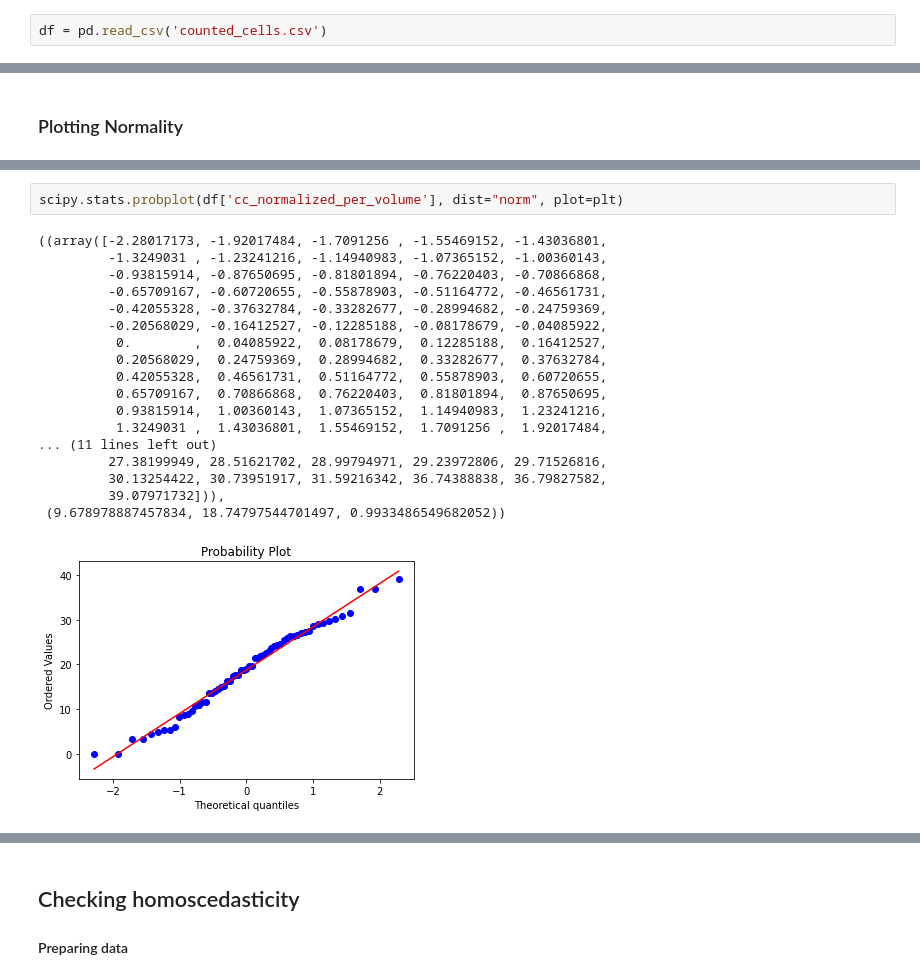
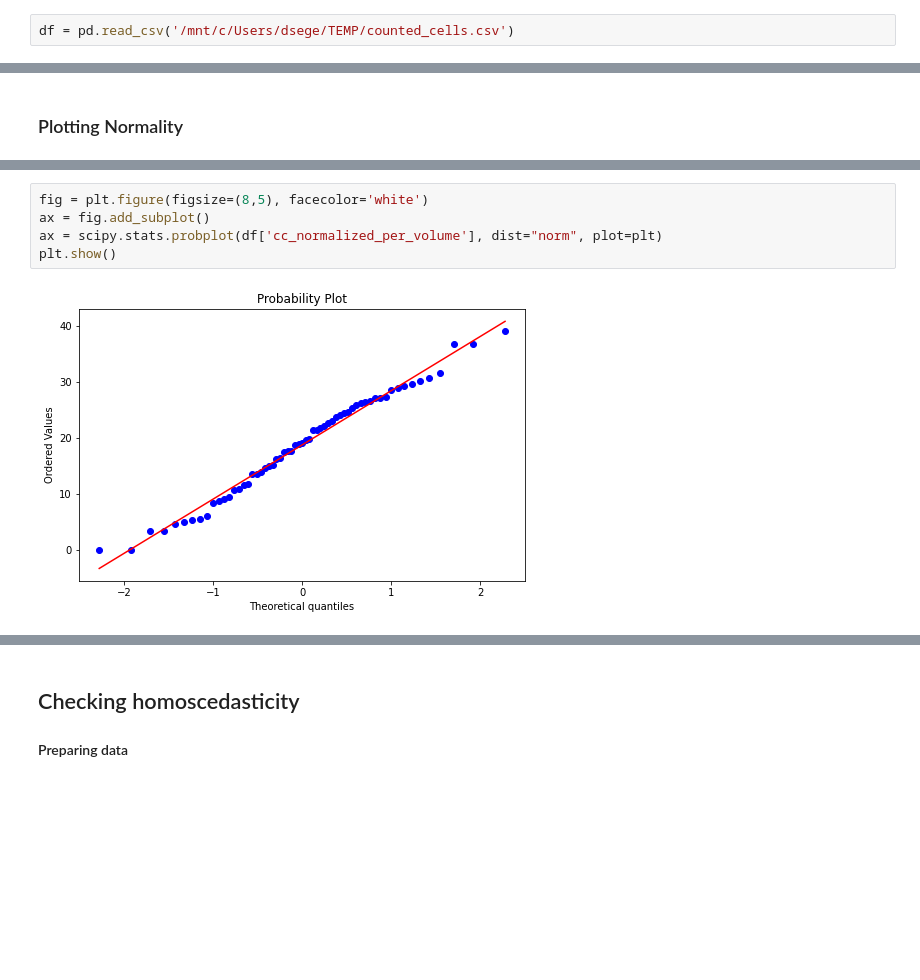
Before and after one commit to DennisDoll/DCLmeetsRETUNE, a Jupyter notebook: image_analysis_pipeline/Data_exploration_and_assumptions.ipynb, the cells around one changed output, grey strips where cells are left out. Cells and saved outputs as stored; diff of their text form; blank space fills up the shorter version.

```diff
--- a/image_analysis_pipeline/Data_exploration_and_assumptions.ipynb
+++ b/image_analysis_pipeline/Data_exploration_and_assumptions.ipynb
@@ -26,7 +26,7 @@ import statistics
 # %% [markdown]
 ## Load and Prepare the Data
 # %%
-df = pd.read_csv('counted_cells.csv')
+df = pd.read_csv('/mnt/c/Users/dsege/TEMP/counted_cells.csv')
 # %%
 df.tail(10)
 # %% [output]
@@ -151,21 +205,7 @@ plt.show()
 # %%
-scipy.stats.probplot(df['cc_normalized_per_volume'], dist="norm", plot=plt)
+fig = plt.figure(figsize=(8,5), facecolor='white')
+ax = fig.add_subplot()
+ax = scipy.stats.probplot(df['cc_normalized_per_volume'], dist="norm", plot=plt)
+plt.show()
 # %% [output]
-((array([-2.28017173, -1.92017484, -1.7091256 , -1.55469152, -1.43036801,
-         -1.3249031 , -1.23241216, -1.14940983, -1.07365152, -1.00360143,
-         -0.93815914, -0.87650695, -0.81801894, -0.76220403, -0.70866868,
-         -0.65709167, -0.60720655, -0.55878903, -0.51164772, -0.46561731,
-         -0.42055328, -0.37632784, -0.33282677, -0.28994682, -0.24759369,
-         -0.20568029, -0.16412527, -0.12285188, -0.08178679, -0.04085922,
-          0.        ,  0.04085922,  0.08178679,  0.12285188,  0.16412527,
-          0.20568029,  0.24759369,  0.28994682,  0.33282677,  0.37632784,
-          0.42055328,  0.46561731,  0.51164772,  0.55878903,  0.60720655,
-          0.65709167,  0.70866868,  0.76220403,  0.81801894,  0.87650695,
-          0.93815914,  1.00360143,  1.07365152,  1.14940983,  1.23241216,
-          1.3249031 ,  1.43036801,  1.55469152,  1.7091256 ,  1.92017484,
-... (11 lines left out)
-         27.38199949, 28.51621702, 28.99794971, 29.23972806, 29.71526816,
-         30.13254422, 30.73951917, 31.59216342, 36.74388838, 36.79827582,
-         39.07971732])),
- (9.678978887457834, 18.74797544701497, 0.9933486549682052))
-[figure, old version]
+[figure, new version]
```
Also changed, not shown: parts of 19 cells of this notebook.
